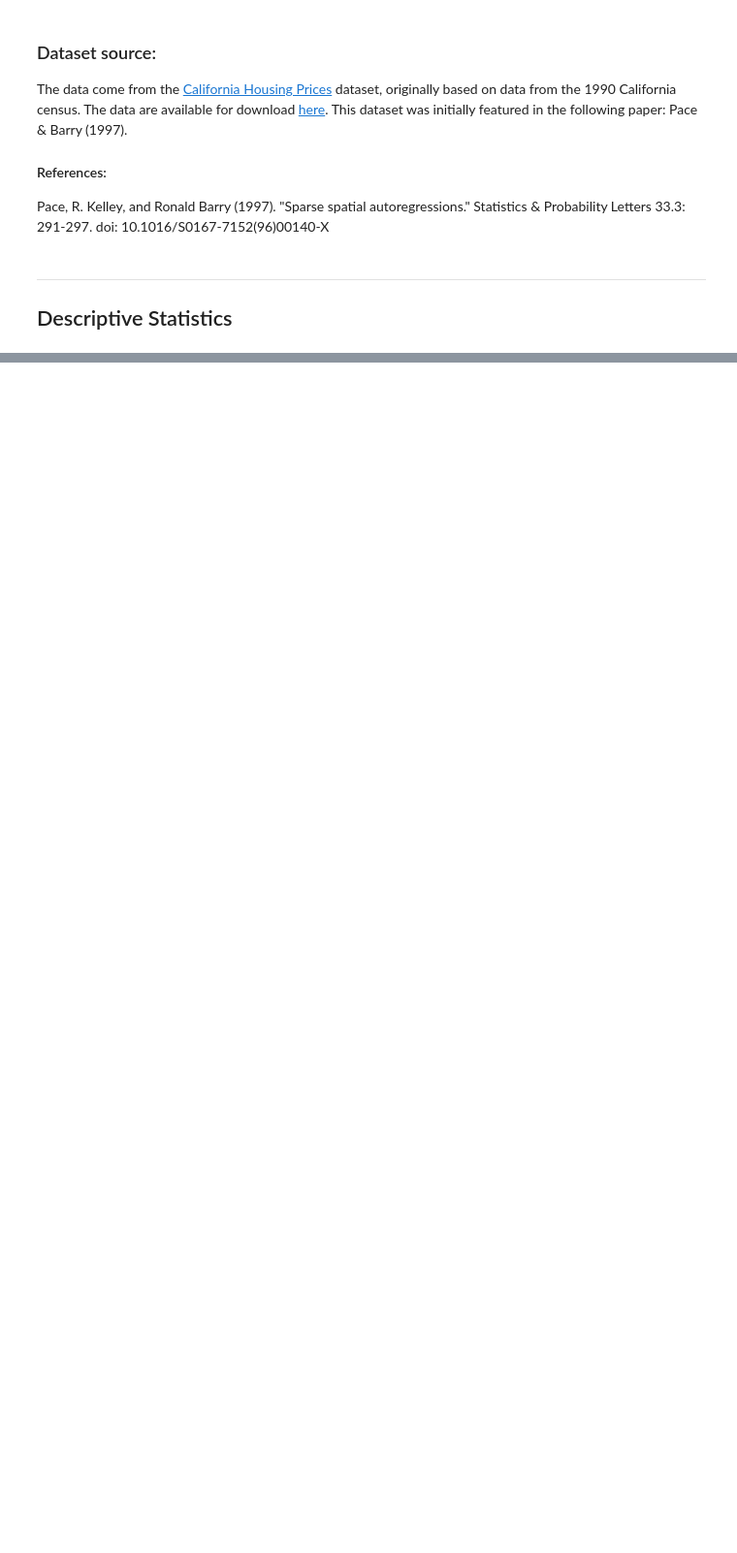
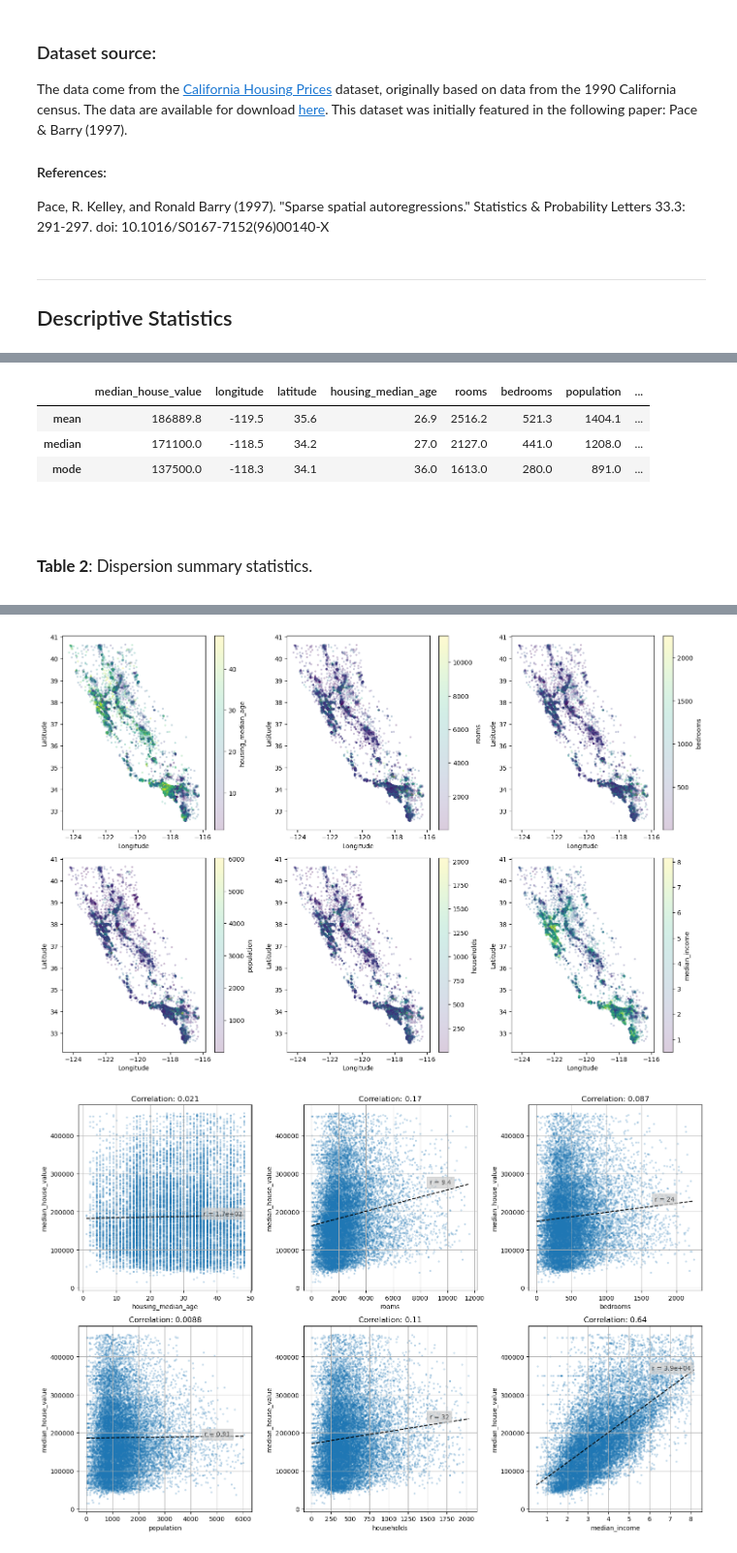
Before and after one commit to Takuya-Mukai/DataScienceE2, a Jupyter notebook: FP-3/main.ipynb, the cells around one changed output, grey strips where cells are left out. Shown at 97% size. Saved outputs shown, nothing was run; the diff lists cells and outputs as text; code cells hidden in the pictures; blank space fills up the shorter version.

```diff
--- a/FP-3/main.ipynb
+++ b/FP-3/main.ipynb
@@ -68,0 +46,3 @@ plot_descriptive()
+# %%
+main()
+# %% [output]
@@ -68,0 +50,5 @@ plot_descriptive()
+|  | median_house_value | longitude | latitude | housing_median_age | rooms | bedrooms | population | ... |
+| mean | 186889.8 | -119.5 | 35.6 | 26.9 | 2516.2 | 521.3 | 1404.1 | ... |
+| median | 171100.0 | -118.5 | 34.2 | 27.0 | 2127.0 | 441.0 | 1208.0 | ... |
+| mode | 137500.0 | -118.3 | 34.1 | 36.0 | 1613.0 | 280.0 | 891.0 | ... |
+<br><br><p><span style="font-size: 1.2em;"><b>Table 2</b>: Dispersion summary statistics.</span></p>
@@ -68,0 +63,2 @@ plot_descriptive()
+[figure, added]
+[figure, added]
```
Also changed, not shown: parts of 3 cells of this notebook, 2 other files.
